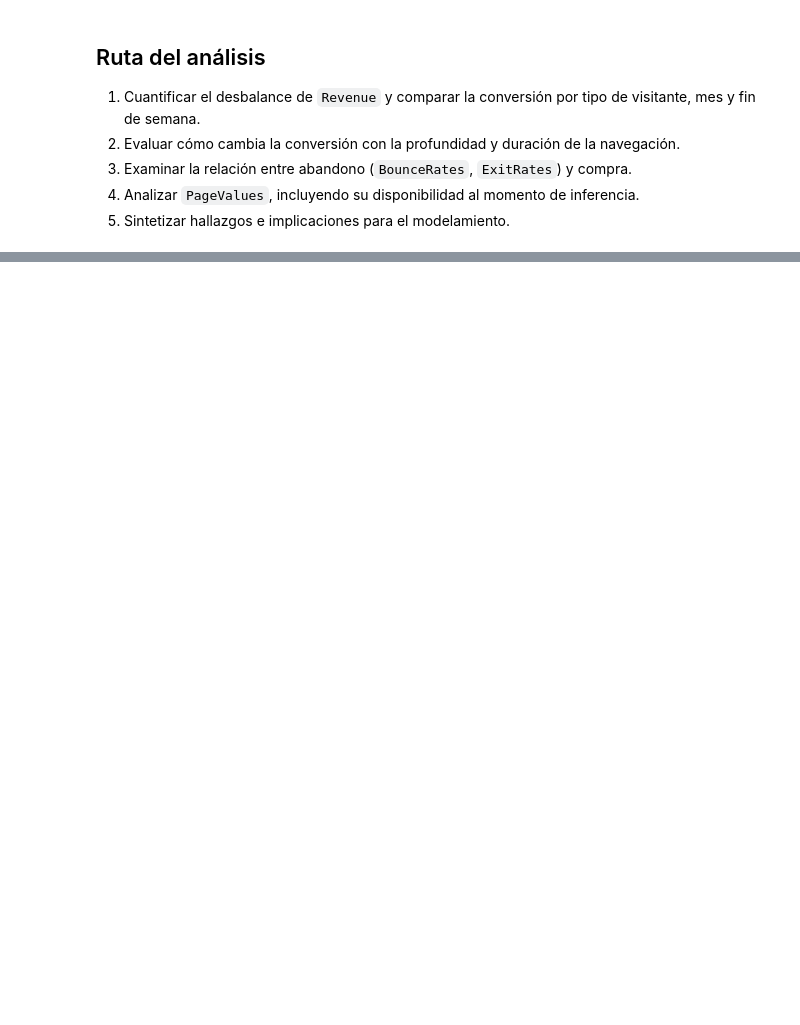
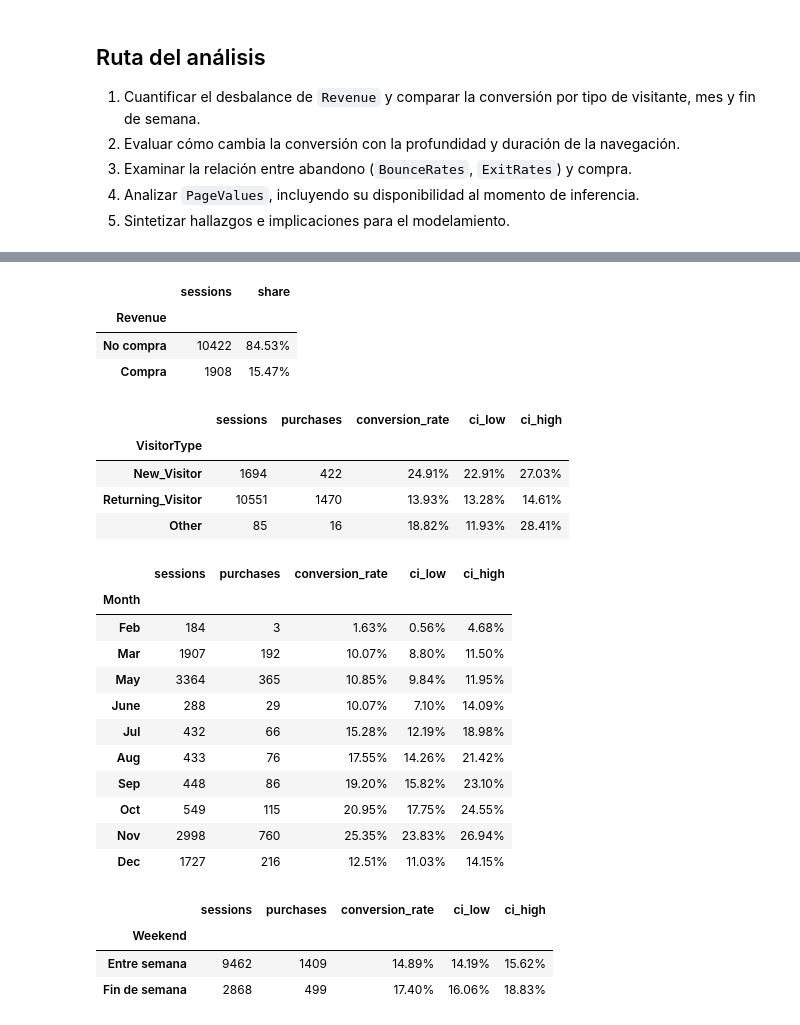
Before and after one commit to aladelca/maia_despliegue_soluciones_microproyecto, a Jupyter notebook: notebooks/09_eda_business_purchase_probability.ipynb, the cells around one changed output, grey strips where cells are left out. Cells and saved outputs as stored; diff of their text form; code cells hidden in the pictures; blank space fills up the shorter version.

```diff
--- a/notebooks/09_eda_business_purchase_probability.ipynb
+++ b/notebooks/09_eda_business_purchase_probability.ipynb
@@ -43,0 +94,46 @@ sessions.head()
+# %%
+target_balance = (
+    sessions['Revenue'].value_counts()
+    .rename(index={False: 'No compra', True: 'Compra'})
+    .rename('sessions')
+    .to_frame()
+)
+target_balance['share'] = target_balance['sessions'] / len(sessions)
+visitor_conversion = conversion_table(
+    sessions, 'VisitorType', ['New_Visitor', 'Returning_Visitor', 'Other']
+)
+month_conversion = conversion_table(sessions, 'Month', MONTH_ORDER)
+weekend_conversion = conversion_table(sessions, 'Weekend', [False, True]).rename(
+    index={False: 'Entre semana', True: 'Fin de semana'}
+)
+
+display(target_balance.style.format({'share': '{:.2%}'}))
+display(visitor_conversion.style.format({'conversion_rate': '{:.2%}', 'ci_low': '{:.2%}', 'ci_high': '{:.2%}'}))
+display(month_conversion.style.format({'conversion_rate': '{:.2%}', 'ci_low': '{:.2%}', 'ci_high': '{:.2%}'}))
+display(weekend_conversion.style.format({'conversion_rate': '{:.2%}', 'ci_low': '{:.2%}', 'ci_high': '{:.2%}'}))
+# %% [output]
+|  | sessions | share |
+| Revenue |  |  |
+| No compra | 10422 | 84.53% |
+| Compra | 1908 | 15.47% |
+|  | sessions | purchases | conversion_rate | ci_low | ci_high |
+| VisitorType |  |  |  |  |  |
+| New_Visitor | 1694 | 422 | 24.91% | 22.91% | 27.03% |
+| Returning_Visitor | 10551 | 1470 | 13.93% | 13.28% | 14.61% |
+| Other | 85 | 16 | 18.82% | 11.93% | 28.41% |
+|  | sessions | purchases | conversion_rate | ci_low | ci_high |
+| Month |  |  |  |  |  |
+| Feb | 184 | 3 | 1.63% | 0.56% | 4.68% |
+| Mar | 1907 | 192 | 10.07% | 8.80% | 11.50% |
+| May | 3364 | 365 | 10.85% | 9.84% | 11.95% |
+| June | 288 | 29 | 10.07% | 7.10% | 14.09% |
+| Jul | 432 | 66 | 15.28% | 12.19% | 18.98% |
+| Aug | 433 | 76 | 17.55% | 14.26% | 21.42% |
+| Sep | 448 | 86 | 19.20% | 15.82% | 23.10% |
+| Oct | 549 | 115 | 20.95% | 17.75% | 24.55% |
+| Nov | 2998 | 760 | 25.35% | 23.83% | 26.94% |
+| Dec | 1727 | 216 | 12.51% | 11.03% | 14.15% |
+|  | sessions | purchases | conversion_rate | ci_low | ci_high |
+| Weekend |  |  |  |  |  |
+| Entre semana | 9462 | 1409 | 14.89% | 14.19% | 15.62% |
+| Fin de semana | 2868 | 499 | 17.40% | 16.06% | 18.83% |
```
Also changed, not shown: parts of 6 cells of this notebook, 1 other file.
